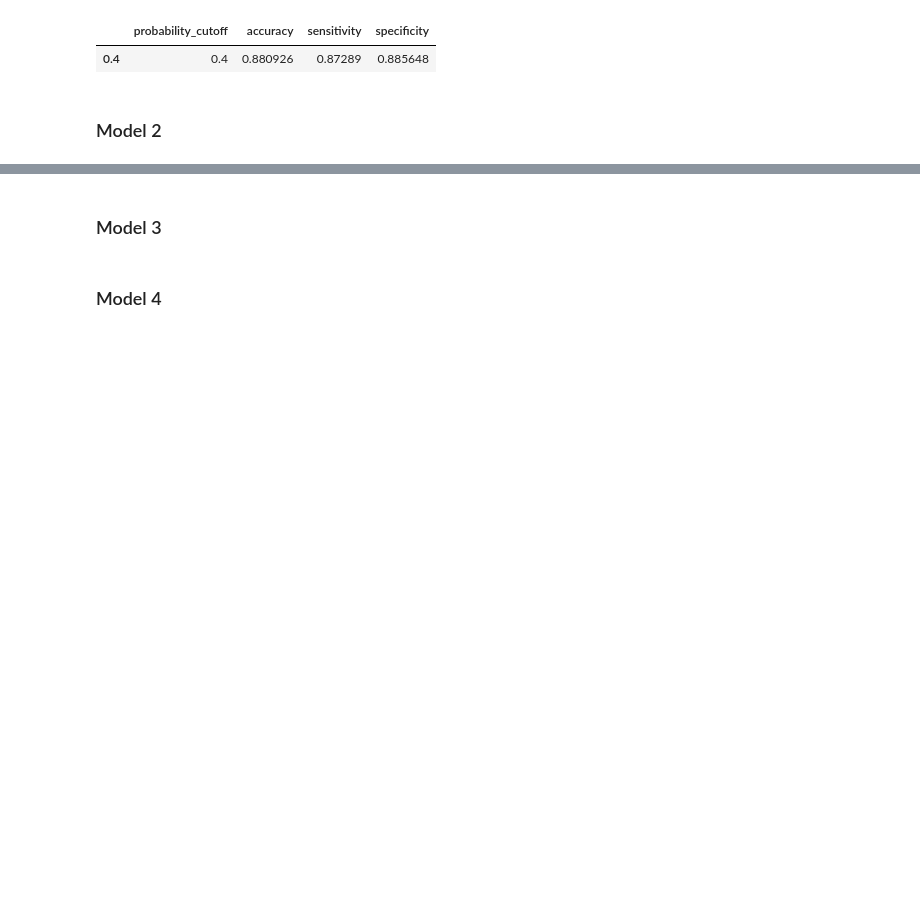
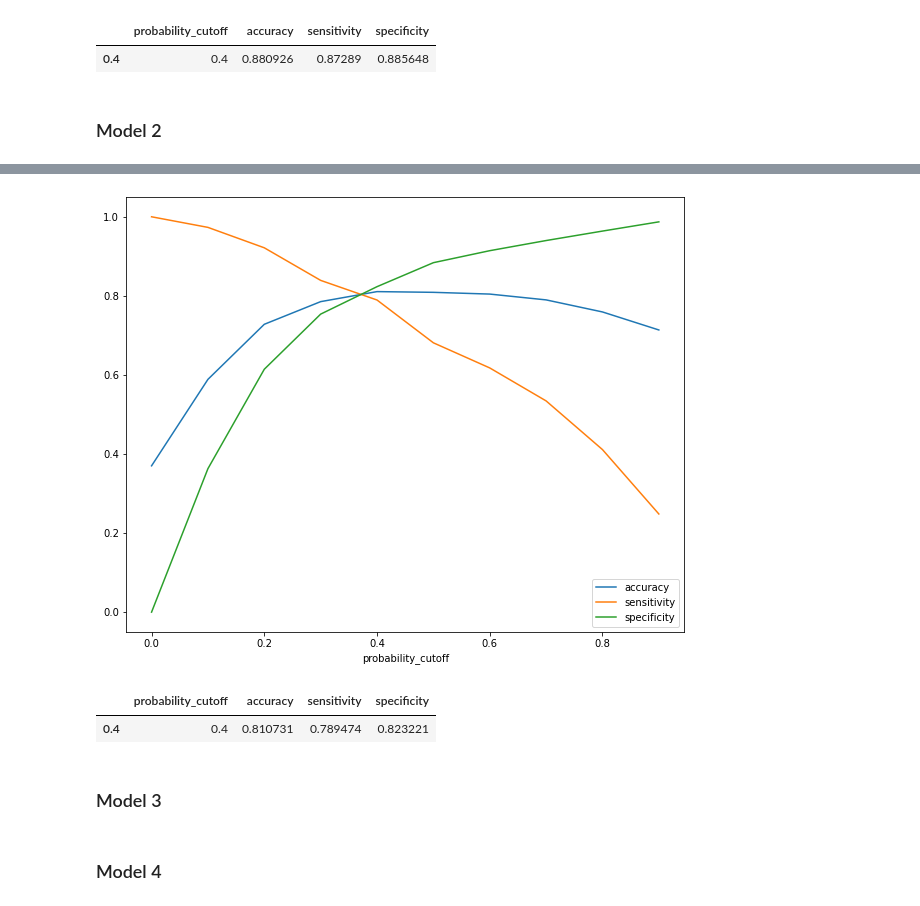
Before and after one commit to SachinShekhar/Lead-Scoring-Case-Study, a Jupyter notebook: Case Study.ipynb, the cells around one changed output, grey strips where cells are left out. Cells and saved outputs as stored; diff of their text form; code cells hidden in the pictures; blank space fills up the shorter version.

Commit message:
Second Model Evaluation

```diff
--- a/Case Study.ipynb
+++ b/Case Study.ipynb
@@ -1378,3 +1378,6 @@ test_perf_1.loc[[test_cutoff_1]]
 | 0.4 | 0.4 | 0.880926 | 0.87289 | 0.885648 |
 # %% [markdown]
 ### Model 2
+# %%
+test_perf_2 = model_performance(model_2, X_test[X_train_2.columns], y_test)
+test_perf_2
@@ -1381,3 +1396,14 @@ test_perf_1.loc[[test_cutoff_1]]
+# %%
+test_perf_2.plot(x='probability_cutoff', y=['accuracy','sensitivity','specificity'], figsize=(10,8))
+plt.show()
+# %% [output]
+[figure, added]
+# %%
+test_cutoff_2 = 0.4
+test_perf_2.loc[[test_cutoff_2]]
+# %% [output]
+|  | probability_cutoff | accuracy | sensitivity | specificity |
+| 0.4 | 0.4 | 0.810731 | 0.789474 | 0.823221 |
 # %% [markdown]
 ### Model 3
 # %% [markdown]
```
Also changed, not shown: parts of 8 cells of this notebook.
